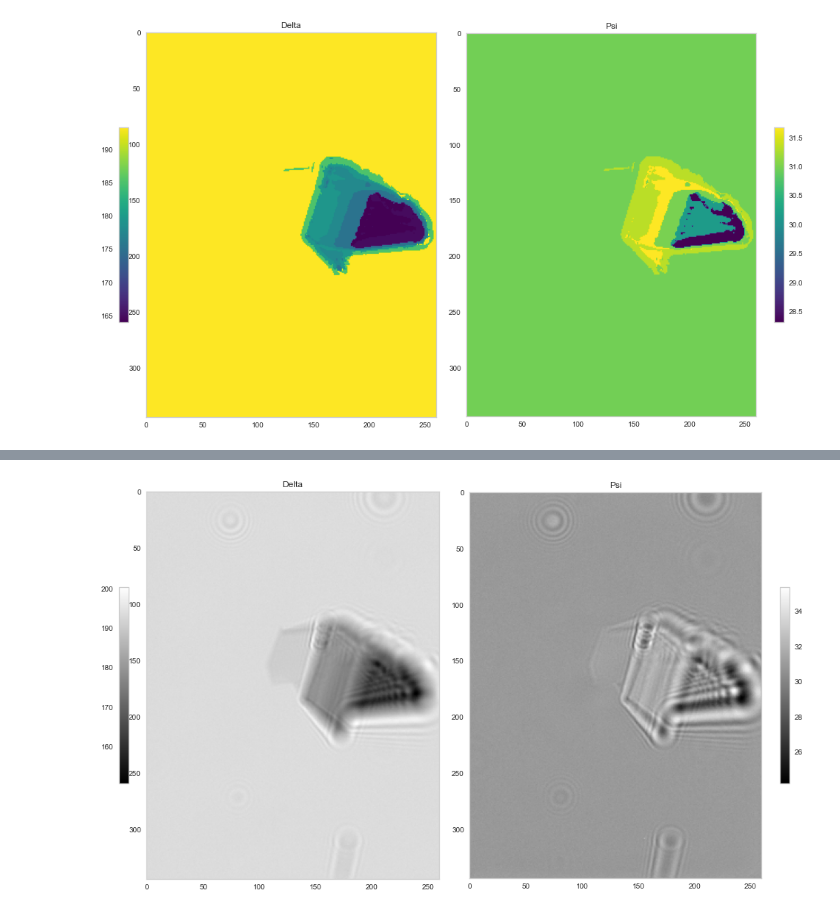
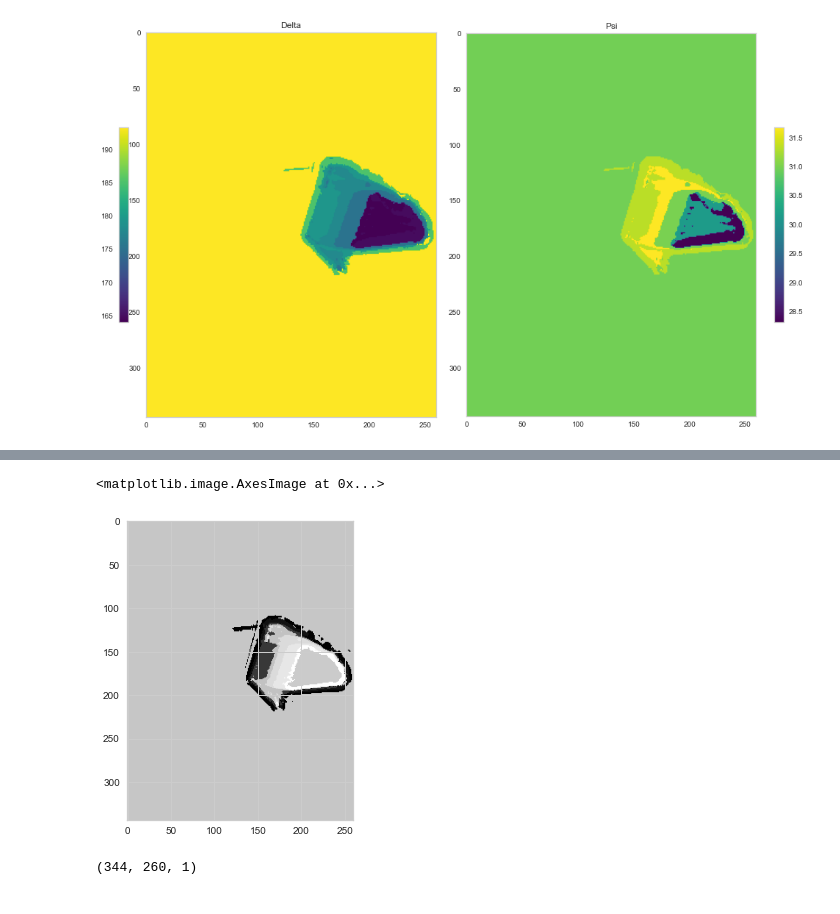
Before and after one commit to AnGodel/TFM_Image_segmentation_ellipsometric_maps, a Jupyter notebook: Untitled.ipynb, the cells around one changed output, grey strips where cells are left out. Saved outputs shown, nothing was run; the diff lists cells and outputs as text; code cells hidden in the pictures.

```diff
--- a/Untitled.ipynb
+++ b/Untitled.ipynb
@@ -170,4 +167,0 @@ xxx.plotDeltaPsi(5), xxx.plotSegmentedDeltaPsi(5)
-# %%
-xxx.plotDeltaPsi(10)
-# %% [output]
-[figure, removed]
@@ -173,0 +170,6 @@ xxx.plotDeltaPsi(10)
+# %%
+im = np.dsplit(tenC, tenC.shape[2])[3]
+plt.imshow(im)
+# %% [output]
+<matplotlib.image.AxesImage at 0x...>
+[figure, added]
@@ -173,0 +178,4 @@ xxx.plotDeltaPsi(10)
+# %%
+im.shape
+# %% [output]
+(344, 260, 1)
```
Also changed, not shown: parts of 8 cells of this notebook.
